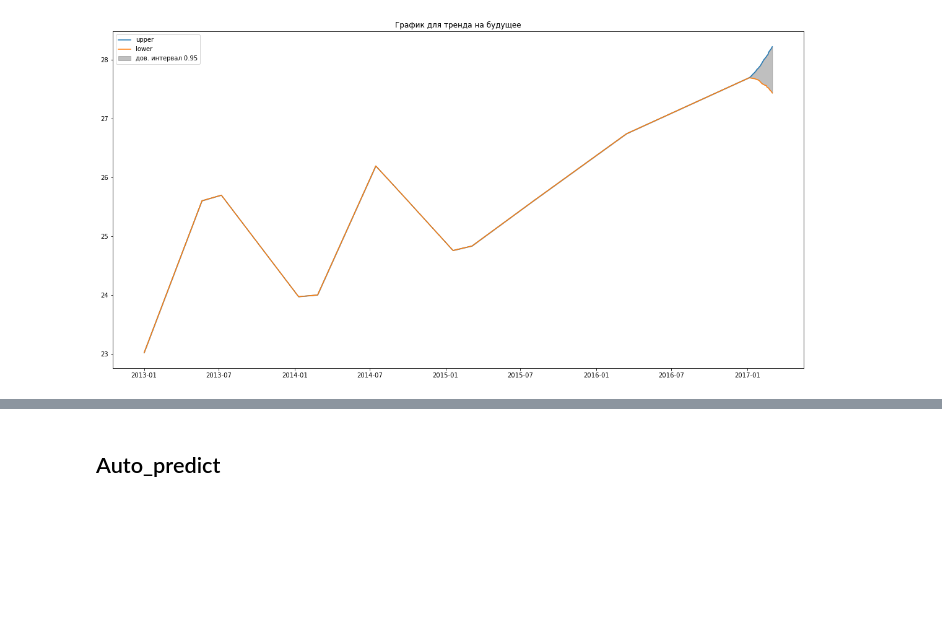
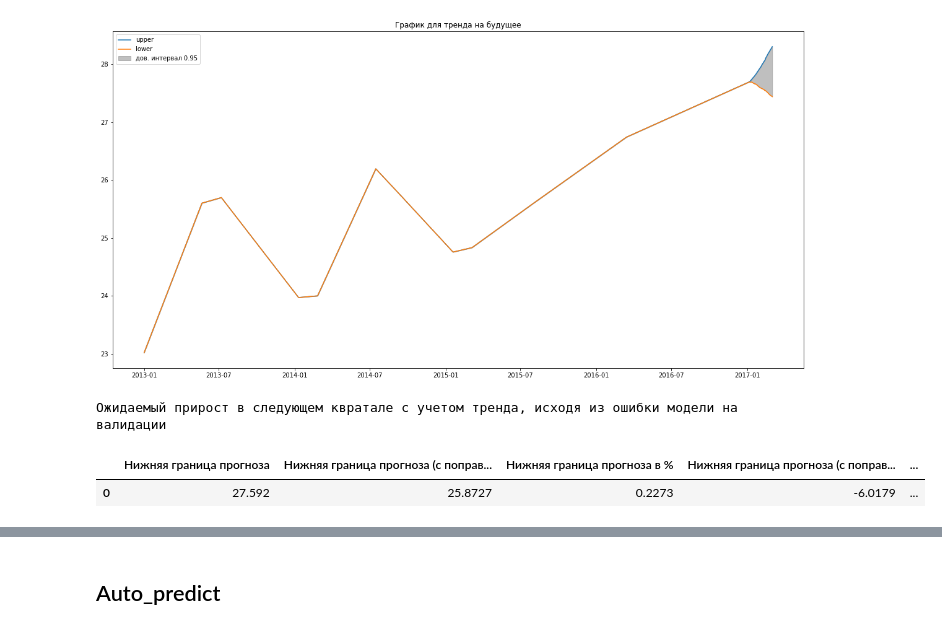
Before and after one commit to tiltedSF/timeSeries_tools, a Jupyter notebook: expml.ipynb, the cells around one changed output, grey strips where cells are left out. Cells and saved outputs as stored; diff of their text form; code cells hidden in the pictures; blank space fills up the shorter version.

```diff
--- a/expml.ipynb
+++ b/expml.ipynb
@@ -94,4 +98,8 @@ temperature_ts.draw_trend()
 # %% [output]
 [figure]
 # %%
-# temperature_ts.draw_table_of_future_trend()
+temperature_ts.draw_table_of_future_quater_trend()
+# %% [output]
+Ожидаемый прирост в следующем квратале с учетом тренда, исходя из ошибки модели на валидации
+|  | Нижняя граница прогноза | Нижняя граница прогноза (с поправ... | Нижняя граница прогноза в % | Нижняя граница прогноза (с поправ... | ... |
+| 0 | 27.592 | 25.8727 | 0.2273 | -6.0179 | ... |
```
Also changed, not shown: parts of 4 cells of this notebook, 6 other files.
